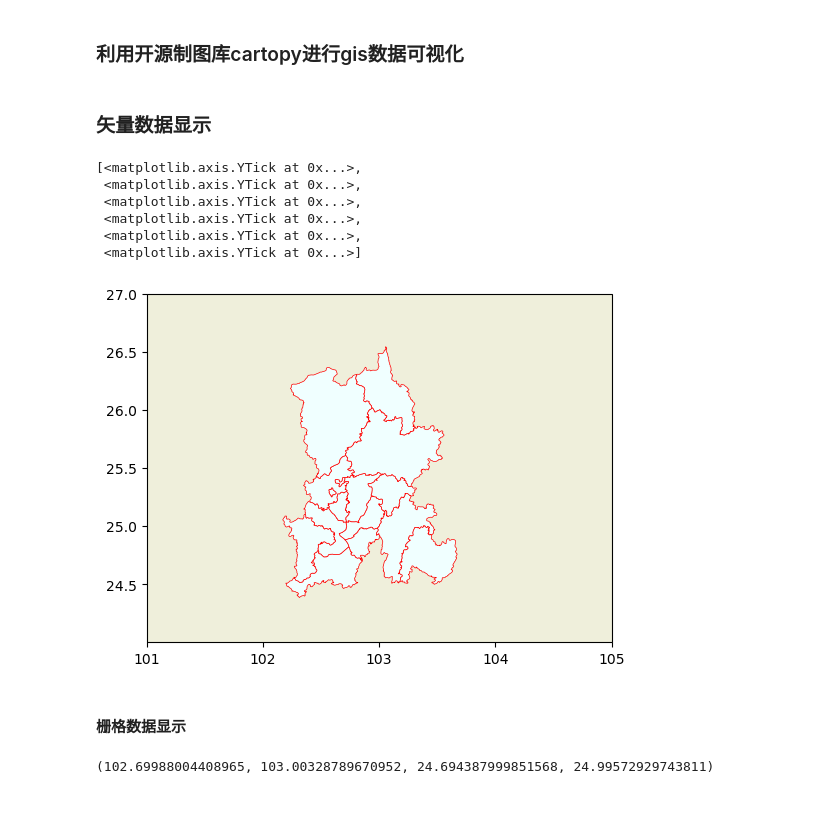
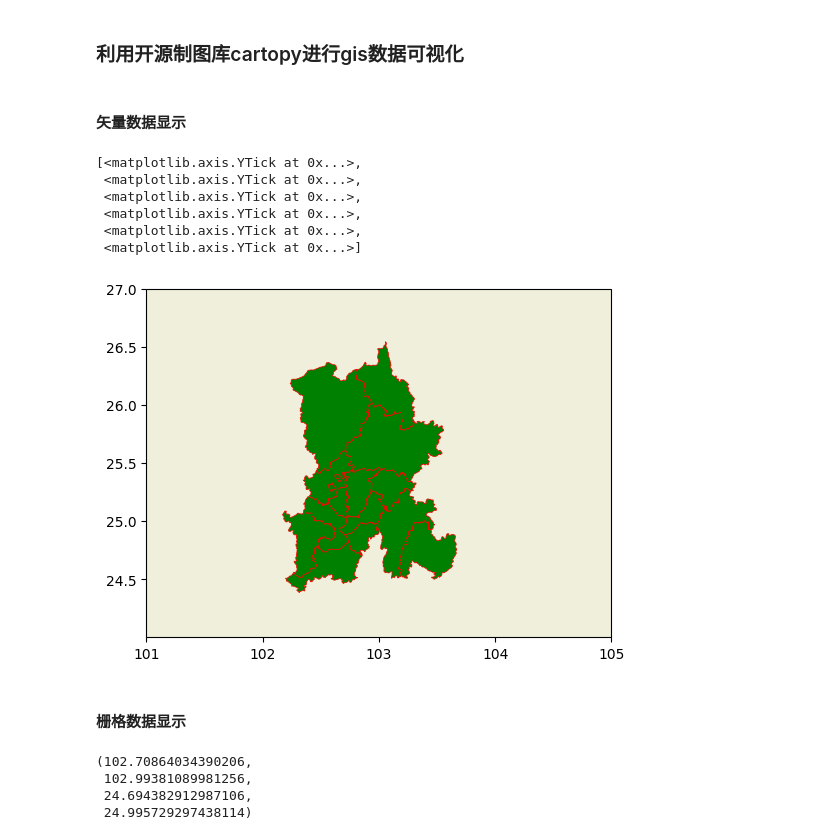
Before and after one commit to xinluo2018/open-source-gis-course, a Jupyter notebook: 第6章-GIS数据可视化-8课时/2_2_cartopy_map.ipynb, the cells around one changed output. Cells and saved outputs as stored; diff of their text form; code cells hidden in the pictures; blank space fills up the shorter version.

```diff
--- a/第6章-GIS数据可视化-8课时/2_2_cartopy_map.ipynb
+++ b/第6章-GIS数据可视化-8课时/2_2_cartopy_map.ipynb
@@ -10,28 +10,28 @@ import numpy as np
+# %% [markdown]
+#### 矢量数据显示
 # %%
 path_kunming = 'data/Section-2/kunming_districts.shp'
 # %%
 proj = ccrs.PlateCarree()
-kunming_geo = Reader(path_kunming).geometries()   ### 读入矢量
-kunming_cfeat = cfeat.ShapelyFeature(kunming_geo, proj)
+kunming_geo = Reader(path_kunming).geometries()    ### 读入矢量
+kunming_cfeat = cfeat.ShapelyFeature(kunming_geo, ccrs.PlateCarree())
-# %% [markdown]
-### 矢量数据显示
 # %%
 fig = plt.figure(figsize=(6,6))
-x_extent = [101,102,103,104, 105]
-y_extent = [24.5, 25, 25.5, 26, 26.5, 27]
+x_ticks = [101, 102, 103, 104, 105]
+y_ticks = [24.5, 25, 25.5, 26, 26.5, 27]
 ax_geo = fig.add_subplot(111, projection=proj)
 ax_geo.set_extent([101, 105, 24, 27])
 ax_geo.add_feature(cfeat.LAND)
-ax_geo.add_feature(kunming_cfeat, facecolor='Azure', edgecolor = 'red', linewidth=0.5)
-ax_geo.set_xticks(x_extent)
-ax_geo.set_yticks(y_extent)
+ax_geo.add_feature(kunming_cfeat, facecolor='green', edgecolor = 'red', linewidth=0.5)
+ax_geo.set_xticks(x_ticks)
+ax_geo.set_yticks(y_ticks)
 # %% [output]
 [<matplotlib.axis.YTick at 0x...>,
  <matplotlib.axis.YTick at 0x...>,
  <matplotlib.axis.YTick at 0x...>,
  <matplotlib.axis.YTick at 0x...>,
  <matplotlib.axis.YTick at 0x...>,
  <matplotlib.axis.YTick at 0x...>]
-[figure, old version]
+[figure, new version]
 # %% [markdown]
 #### 栅格数据显示
@@ -38,9 +41,7 @@ ax_geo.set_yticks(y_extent)
 # %%
-path_rsimg = 'data/Section-2/s2_chenggong_20200411_6bands_20m_wgs84.tif'
-ds_rsimg = gdal.Open(path_rsimg)
 array_rsimg = ds_rsimg.ReadAsArray()
 array_rsimg = array_rsimg.transpose(1,2,0)
-array_rsimg_ = np.clip(array_rsimg, 0, 2000)/2000
+array_rsimg_ = np.clip(array_rsimg, 0, 2000)/2000  ## 直方图拉伸
 array_rsimg_ = np.where(array_rsimg_==0, 1, array_rsimg_)
 ### 计算影像范围
 ds_trans = ds_rsimg.GetGeoTransform()
@@ -50,6 +51,9 @@ lat_min = lat_max + ds_trans[5] * ds_rsimg.RasterYSize
 extent_rsimg = (lon_min, lon_max, lat_min, lat_max)
 extent_rsimg
 # %% [output]
-(102.69988004408965, 103.00328789670952, 24.694387999851568, 24.99572929743811)
+(102.70864034390206,
+ 102.99381089981256,
+ 24.694382912987106,
+ 24.995729297438114)
 # %%
 fig = plt.figure(figsize=(6,6))
```
Also changed, not shown: parts of 5 cells of this notebook, 4 other files.
